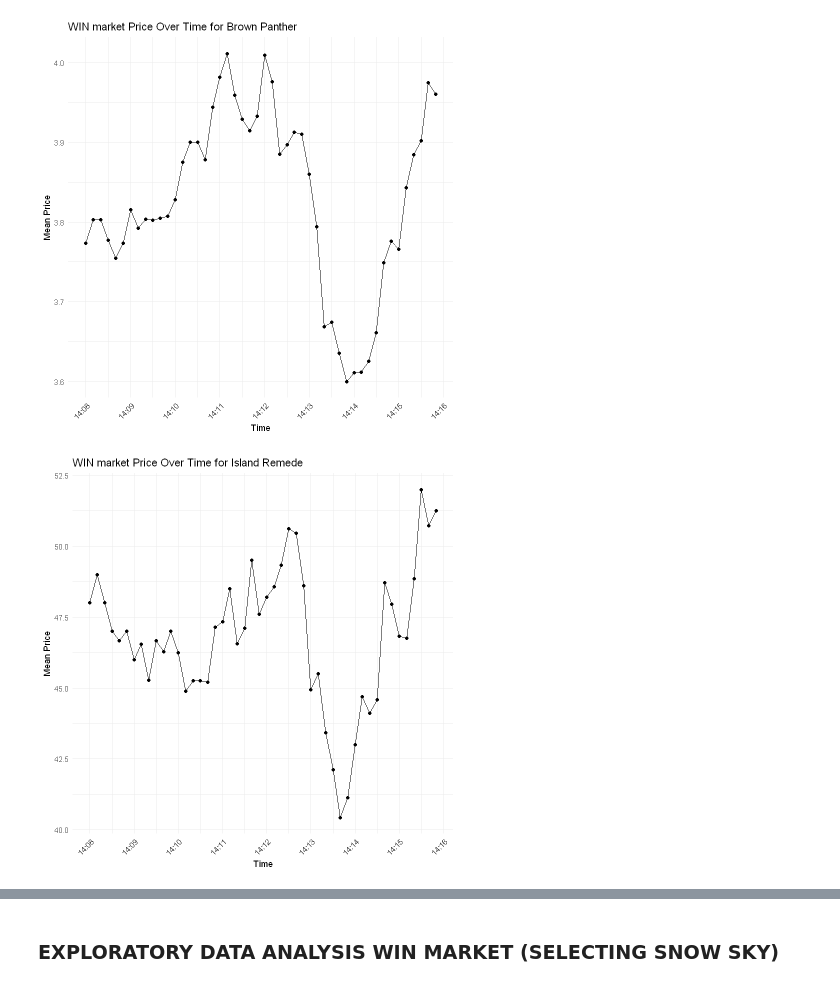
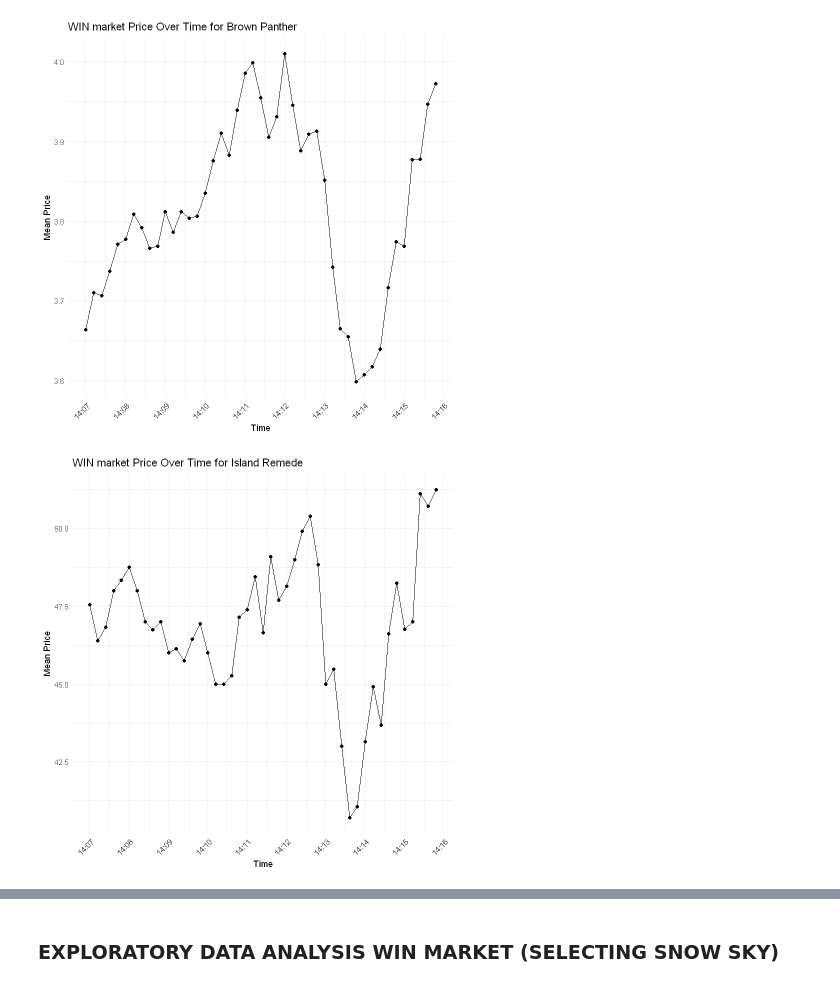
Before and after one commit to SamuelDevdas/Time-Series-Finance-Sports-Betting, a Jupyter notebook: win_data_prep2.ipynb, the cells around one changed output, grey strips where cells are left out. Cells and saved outputs as stored; diff of their text form; code cells hidden in the pictures.

```diff
--- a/win_data_prep2.ipynb
+++ b/win_data_prep2.ipynb
@@ -60,22 +72,20 @@ PLACE_PRO_df <- PLACE_PRO_df %>%
 
 # Create a equal frequency bin for time
 WIN_PRO_df <- WIN_PRO_df %>%
-  mutate(six_sec_bucket = floor(as.numeric(timestamp) / 10))
+  mutate(time_bucket = floor(as.numeric(timestamp) / 12))
 
 PLACE_PRO_df <- PLACE_PRO_df %>%
-  mutate(six_sec_bucket = floor(as.numeric(timestamp) / 10))
+  mutate(time_bucket = floor(as.numeric(timestamp) / 12))
 
 # Create a size and price column. Price is set to last traded price, which is fine because we filtered out the rows with no trades.
 #Hence price is now actual trades, and size will be worked out later for each horse.
 WIN_PRO_df <- WIN_PRO_df %>%
   mutate(
-    #size = NA,
     price = last_traded_price
   )
 
 PLACE_PRO_df <- PLACE_PRO_df %>%
   mutate(
-    #size = NA,
     price = last_traded_price
   )
 # %%
@@ -94,8 +104,10 @@ PLACE_PRO_df <- PLACE_PRO_df %>%
   left_join(horse_names_df, by = c("horse_id" = "horse_id"))
 # %%
 # Important instances to split df
-PP_t <- "2015-05-15 16:08:00"
+PP_t <- "2015-05-15 16:07:00"
 IP_t <- "2015-05-15 16:16:00"
+
+Bucket_size <- 12
 
 # Split the data frame into three parts based on the given times
 WIN_PRO_df_Morning <- WIN_PRO_df %>% filter(timestamp < PP_t)
@@ -106,23 +118,16 @@ PLACE_PRO_df_Morning <- PLACE_PRO_df %>% filter(timestamp < PP_t)
 PLACE_PRO_df_PP <- PLACE_PRO_df %>% filter(timestamp >= PP_t & timestamp < IP_t)
 PLACE_PRO_df_IP <- PLACE_PRO_df %>% filter(timestamp >= IP_t)
 # %%
-  par(mfrow = c(2, 3))
+
 
 # Loop through each horse and create a plot and save dataframe for WIN_PRO_df
 for (horse in unique(WIN_PRO_df$horse_name)) {
   horse_df <- WIN_PRO_df_PP %>% filter(horse_name == horse)
 
-  # Calculate the size column for each horse within the loop
-  #horse_df <- horse_df %>%
-    #arrange(timestamp) %>%
-    #mutate(size = traded_volume - lag(traded_volume, default = first(traded_volume)),
-           #size = ifelse(size < 0, 0, size))
-
-  # Group by six_sec_bucket and calculate the size and Mean Price
+  # Group by time_bucket and calculate the size and Mean Price
   horse_df <- horse_df %>%
-    group_by(six_sec_bucket) %>%
+    group_by(time_bucket) %>%
     summarise(
-      #total_size = sum(size, na.rm = TRUE),
       mean_price = mean(price, na.rm = TRUE)
     )
 
@@ -130,14 +135,10 @@ for (horse in unique(WIN_PRO_df$horse_name)) {
   assign(paste0(gsub(" ", "_", horse), "_WIN_df"), horse_df)
 
 
-  # Partition the plot panel 2 rows and 3 column
-
-
-
 
 
   # Create the plot with only price
-  p <- ggplot(data = horse_df, aes(x = as.POSIXct(six_sec_bucket * 10, origin = "1970-01-01", tz = "GMT"), y = mean_price)) +
+  p <- ggplot(data = horse_df, aes(x = as.POSIXct(time_bucket * Bucket_size, origin = "1970-01-01", tz = "GMT"), y = mean_price)) +
     geom_line() +
     geom_point() +
     labs(
@@ -161,2 +162,2 @@ for (horse in unique(WIN_PRO_df$horse_name)) {
-[figure, old version]
+[figure, new version]
-[figure, old version]
+[figure, new version]
```
Also changed, not shown: parts of 28 cells of this notebook.
